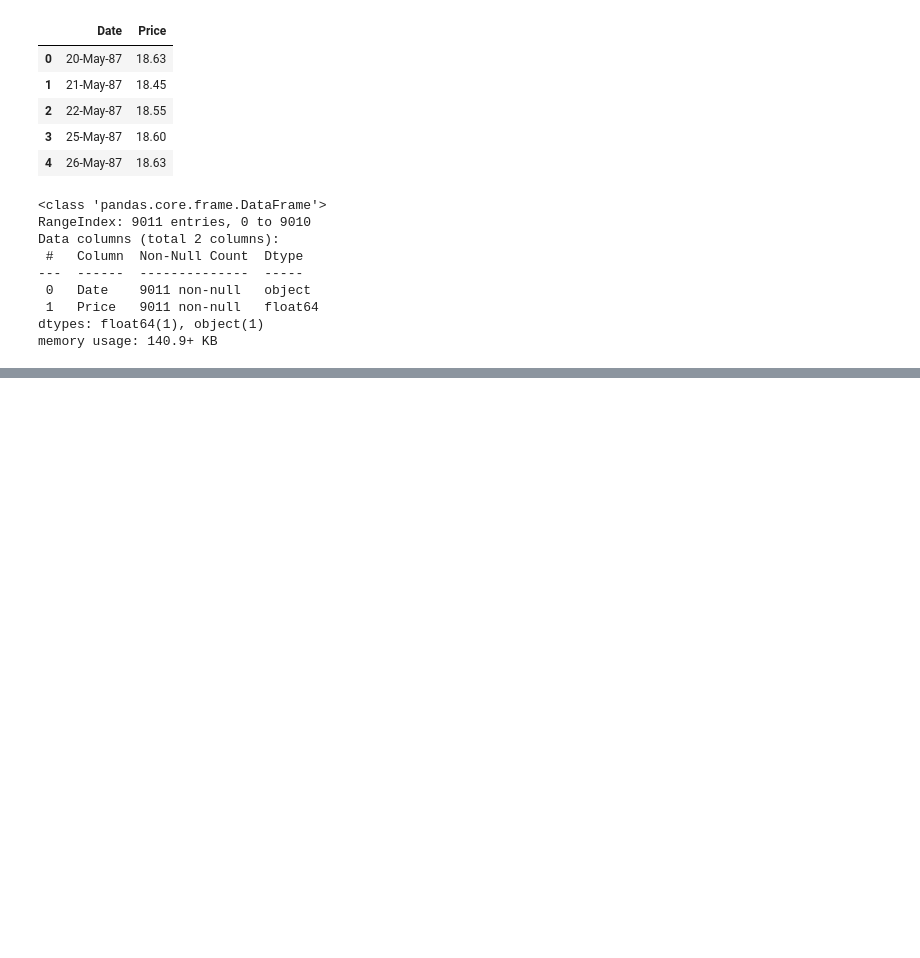
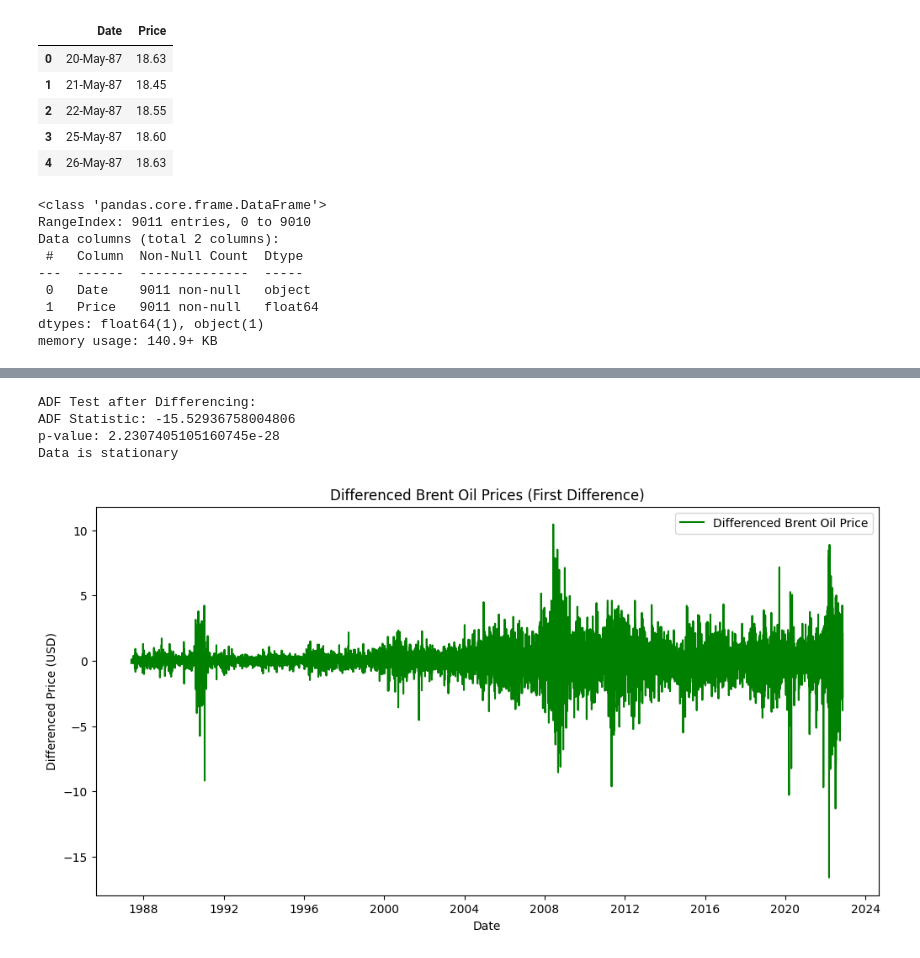
Before and after one commit to trynursalme/KAIM-Week10, a Jupyter notebook: notebook/EDA-task1.ipynb, the cells around one changed output, grey strips where cells are left out. Saved outputs shown, nothing was run; the diff lists cells and outputs as text; code cells hidden in the pictures; blank space fills up the shorter version.

```diff
--- a/notebook/EDA-task1.ipynb
+++ b/notebook/EDA-task1.ipynb
@@ -86,0 +102,22 @@ plt.show()
+# %%
+# Differencing to make the data stationary if needed
+df['Price_diff'] = df['Price'].diff().dropna()
+
+# ADF Test after Differencing
+print("ADF Test after Differencing:")
+adf_test(df['Price_diff'].dropna())
+
+# Plot differenced series
+plt.figure(figsize=(12,6))
+plt.plot(df['Price_diff'], label='Differenced Brent Oil Price', color='green')
+plt.title('Differenced Brent Oil Prices (First Difference)')
+plt.xlabel('Date')
+plt.ylabel('Differenced Price (USD)')
+plt.legend()
+plt.show()
+# %% [output]
+ADF Test after Differencing:
+ADF Statistic: -15.52936758004806
+p-value: 2.2307405105160745e-28
+Data is stationary
+[figure, added]
```
Also changed, not shown: parts of 17 cells of this notebook.
